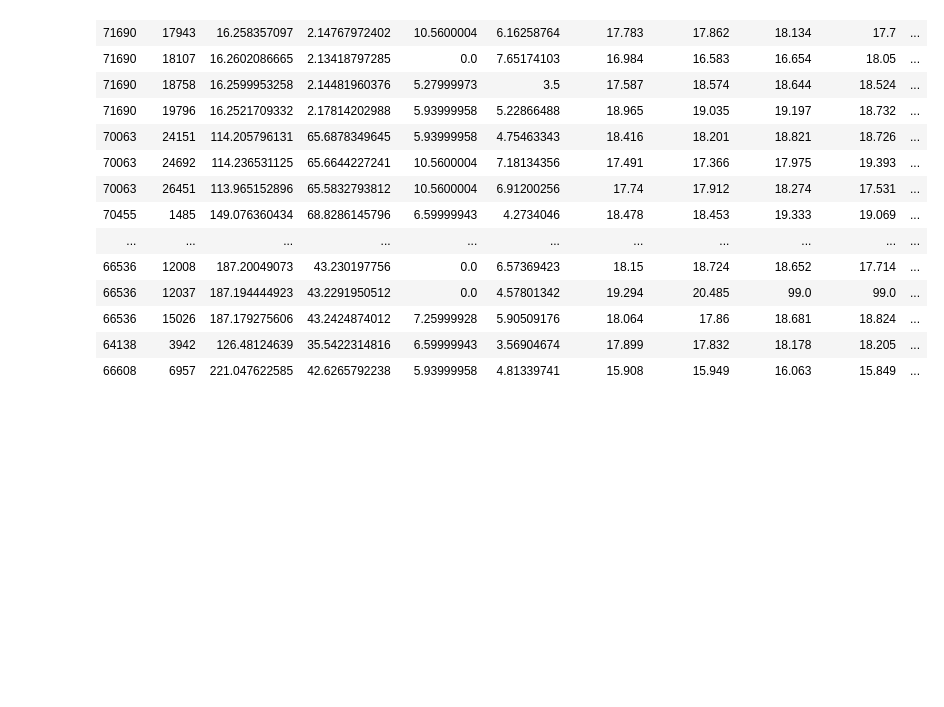
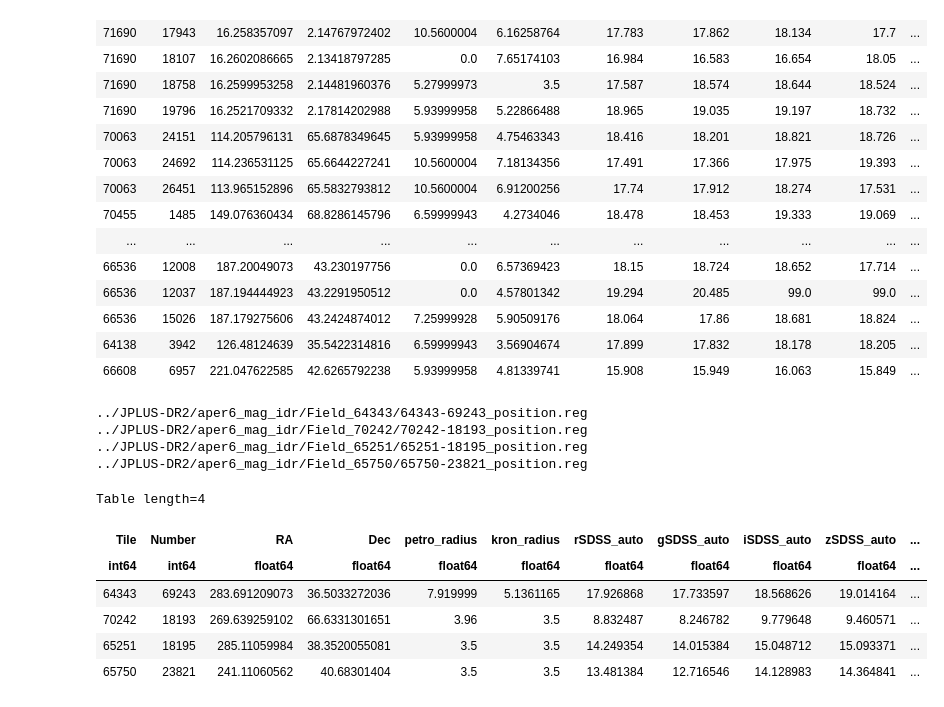
Before and after one commit to AngelGSoto/python-notebooks, a Jupyter notebook: Writting DS9 regions from JPLUS tables.ipynb, the cells around one changed output. Saved outputs shown, nothing was run; the diff lists cells and outputs as text; code cells hidden in the pictures; blank space fills up the shorter version.

```diff
--- a/Writting DS9 regions from JPLUS tables.ipynb
+++ b/Writting DS9 regions from JPLUS tables.ipynb
@@ -68,3 +68,35 @@ Table length=80
 | 66536 | 15026 | 187.179275606 | 43.2424874012 | 7.25999928 | 5.90509176 | 18.064 | 17.86 | 18.681 | 18.824 | ... |
 | 64138 | 3942 | 126.48124639 | 35.5422314816 | 6.59999943 | 3.56904674 | 17.899 | 17.832 | 18.178 | 18.205 | ... |
 | 66608 | 6957 | 221.047622585 | 42.6265792238 | 5.93999958 | 4.81339741 | 15.908 | 15.949 | 16.063 | 15.849 | ... |
+# %%
+table1 = Table.read(ROOT_PATH / "JPLUS-DR2/aper6_mag_idr/Missing-pne-allinf-v2.tab", format="ascii.tab")
+n1 = len(table1)
+table1
+for i in range(n1):
+    phat1 = "../JPLUS-DR2/aper6_mag_idr/Field_" + str(table1[i]["Tile"])
+    regionfile1 = str(table1[i]["Tile"])+"-"+str(table1[i]["Number"])+"_position.reg"
+    #print(phat, regionfile)
+    if phat1.split("d_")[-1] == regionfile1.split("-")[0]:
+        regionfile_path1 = phat1 + "/" + regionfile1
+        print(regionfile_path1)
+        try:
+            with open(regionfile_path1, 'w') as f1:
+                f1.write('\n'.join(region_lines_from_table(Table(table1[i]), ra='RA', dec='Dec', radius='petro_radius', tile='Tile', name='Number',
+                                                           color='cyan')))
+        except FileNotFoundError:
+            continue
+# %% [output]
+../JPLUS-DR2/aper6_mag_idr/Field_64343/64343-69243_position.reg
+../JPLUS-DR2/aper6_mag_idr/Field_70242/70242-18193_position.reg
+../JPLUS-DR2/aper6_mag_idr/Field_65251/65251-18195_position.reg
+../JPLUS-DR2/aper6_mag_idr/Field_65750/65750-23821_position.reg
+# %%
+table1
+# %% [output]
+Table length=4
+| Tile | Number | RA | Dec | petro_radius | kron_radius | rSDSS_auto | gSDSS_auto | iSDSS_auto | zSDSS_auto | ... |
+| int64 | int64 | float64 | float64 | float64 | float64 | float64 | float64 | float64 | float64 | ... |
+| 64343 | 69243 | 283.691209073 | 36.5033272036 | 7.919999 | 5.1361165 | 17.926868 | 17.733597 | 18.568626 | 19.014164 | ... |
+| 70242 | 18193 | 269.639259102 | 66.6331301651 | 3.96 | 3.5 | 8.832487 | 8.246782 | 9.779648 | 9.460571 | ... |
+| 65251 | 18195 | 285.11059984 | 38.3520055081 | 3.5 | 3.5 | 14.249354 | 14.015384 | 15.048712 | 15.093371 | ... |
+| 65750 | 23821 | 241.11060562 | 40.68301404 | 3.5 | 3.5 | 13.481384 | 12.716546 | 14.128983 | 14.364841 | ... |
```
Also changed, not shown: 5 other files.
